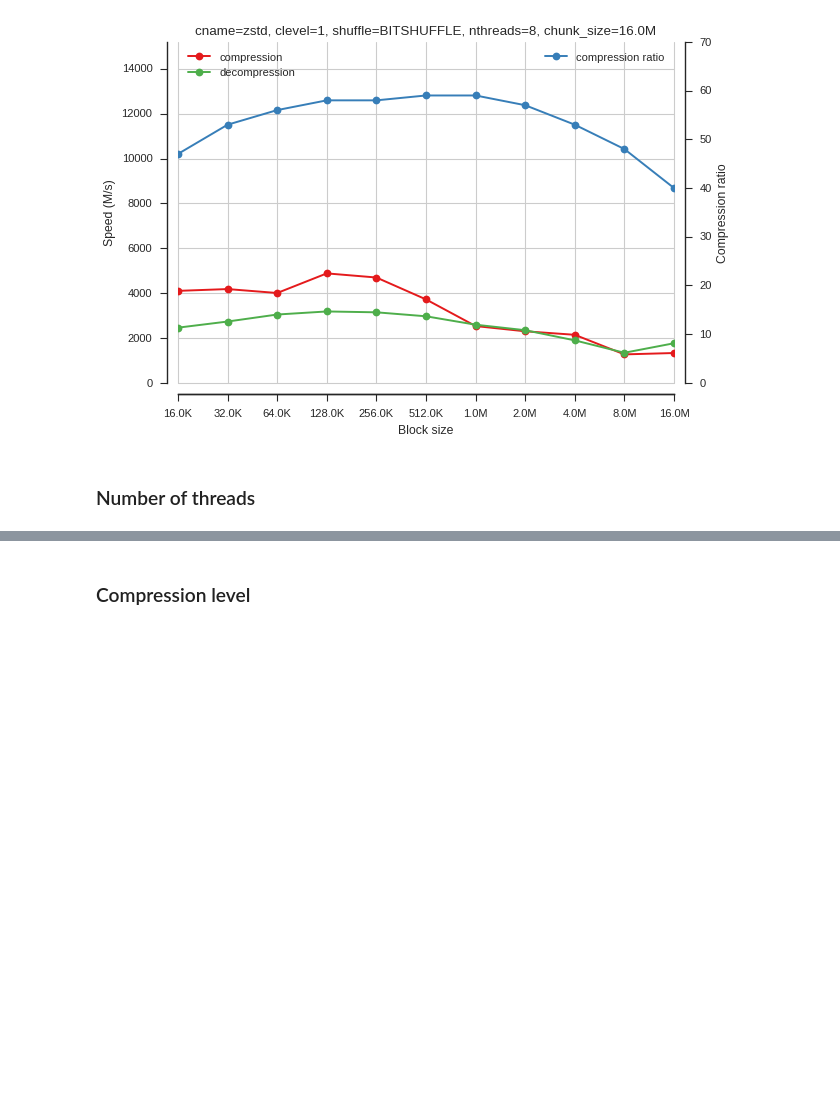
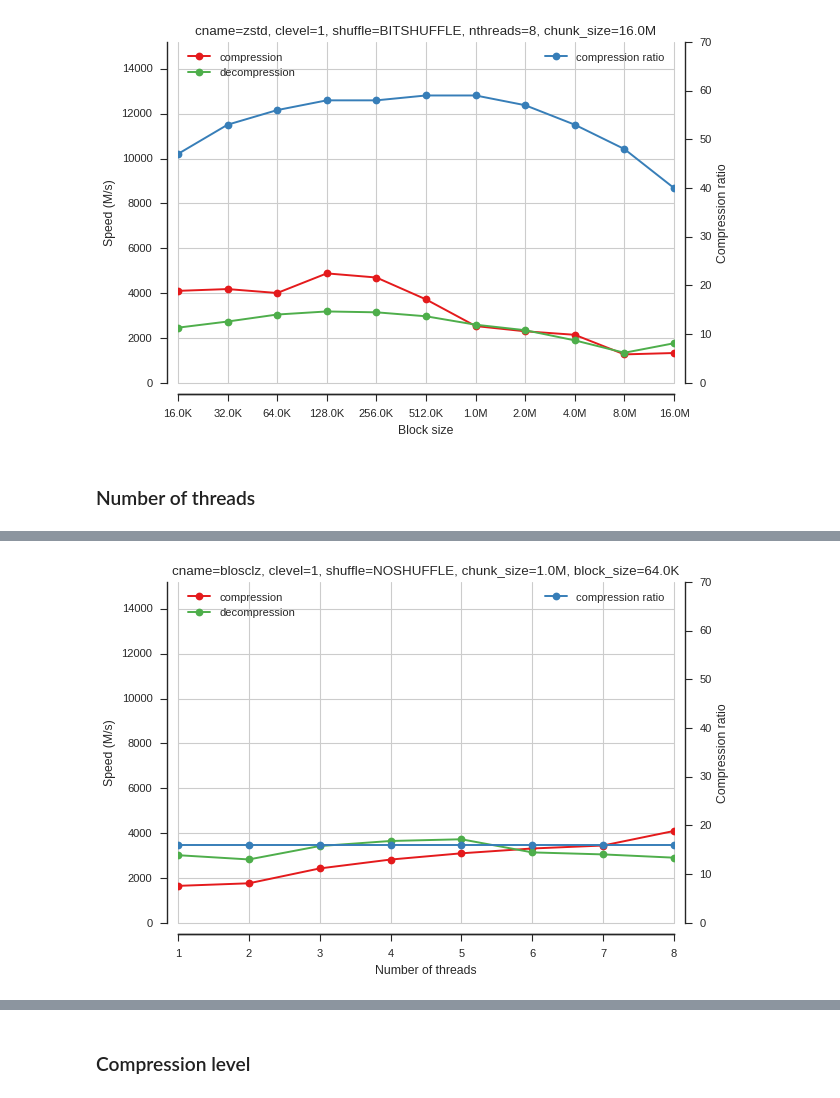
Before and after one commit to alimanfoo/alimanfoo.github.io, a Jupyter notebook: _posts/2016-09-21-genotype-compression-benchmark.ipynb, the cells around one changed output, grey strips where cells are left out. Saved outputs shown, nothing was run; the diff lists cells and outputs as text; code cells hidden in the pictures; blank space fills up the shorter version.

```diff
--- a/_posts/2016-09-21-genotype-compression-benchmark.ipynb
+++ b/_posts/2016-09-21-genotype-compression-benchmark.ipynb
@@ -678,0 +660,4 @@ plot_blosc_block_size(cname='zstd', clevel=1, shuffle=2, nthreads=8, chunk_size=
+# %%
+plot_blosc_nthreads(cname='blosclz', clevel=1, shuffle=0, chunk_size=2**20, block_size=2**16)
+# %% [output]
+[figure, added]
```
Also changed, not shown: parts of 59 cells of this notebook, 59 other files.
